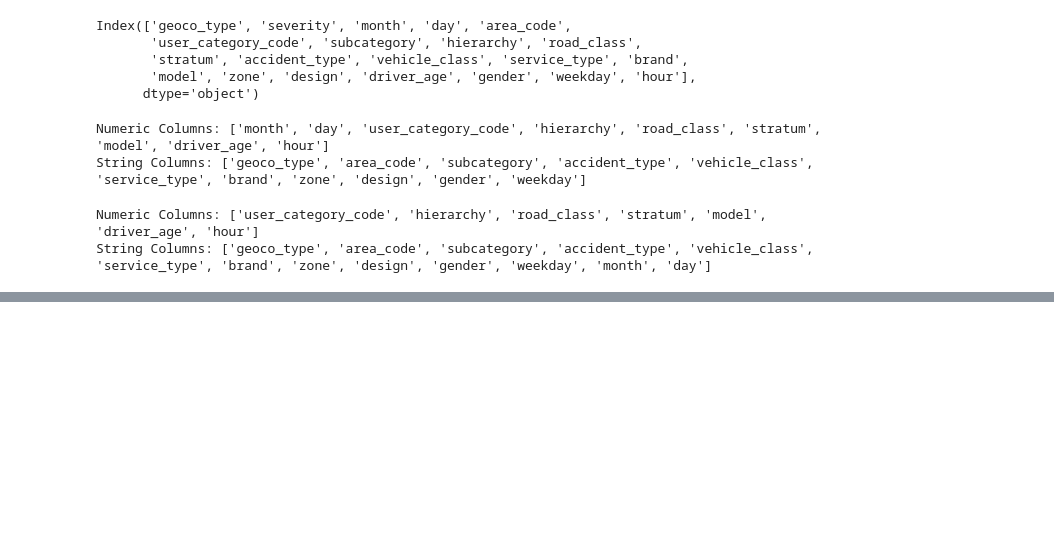
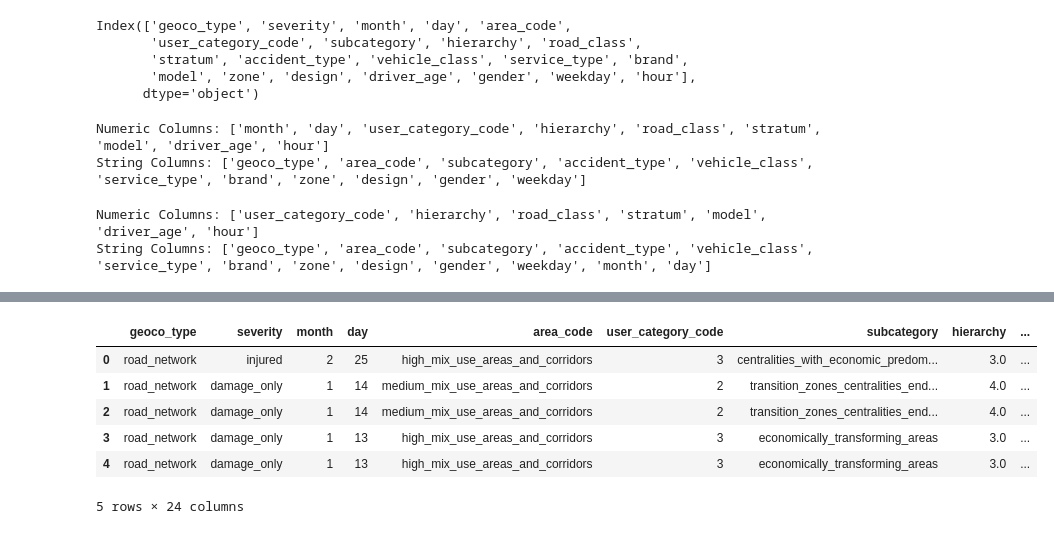
Before and after one commit to Anmjaramillo412/Buses_accidents_Medellin, a Jupyter notebook: src/10-Model-without-spatial.ipynb, the cells around one changed output, grey strips where cells are left out. Cells and saved outputs as stored; diff of their text form; code cells hidden in the pictures; blank space fills up the shorter version.

```diff
--- a/src/10-Model-without-spatial.ipynb
+++ b/src/10-Model-without-spatial.ipynb
@@ -113,2 +173,12 @@ Name: proportion, dtype: float64
+# %%
+dataset_without_spatial_analysis.head()
+# %% [output]
+|  | geoco_type | severity | month | day | area_code | user_category_code | subcategory | hierarchy | ... |
+| 0 | road_network | injured | 2 | 25 | high_mix_use_areas_and_corridors | 3 | centralities_with_economic_predom... | 3.0 | ... |
+| 1 | road_network | damage_only | 1 | 14 | medium_mix_use_areas_and_corridors | 2 | transition_zones_centralities_end... | 4.0 | ... |
+| 2 | road_network | damage_only | 1 | 14 | medium_mix_use_areas_and_corridors | 2 | transition_zones_centralities_end... | 4.0 | ... |
+| 3 | road_network | damage_only | 1 | 13 | high_mix_use_areas_and_corridors | 3 | economically_transforming_areas | 3.0 | ... |
+| 4 | road_network | damage_only | 1 | 13 | high_mix_use_areas_and_corridors | 3 | economically_transforming_areas | 3.0 | ... |
+5 rows × 24 columns
 # %%
 # Setup the model with manual data type specification
```
Also changed, not shown: parts of 18 cells of this notebook, 3 other files.
